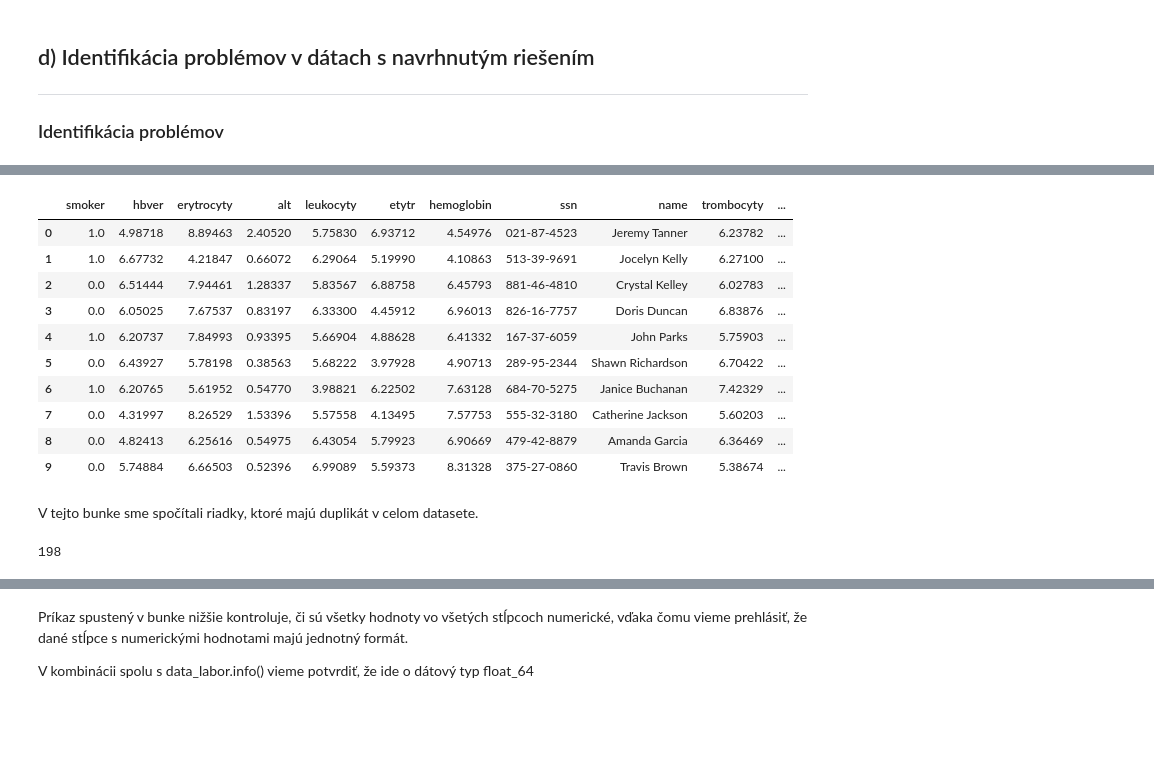
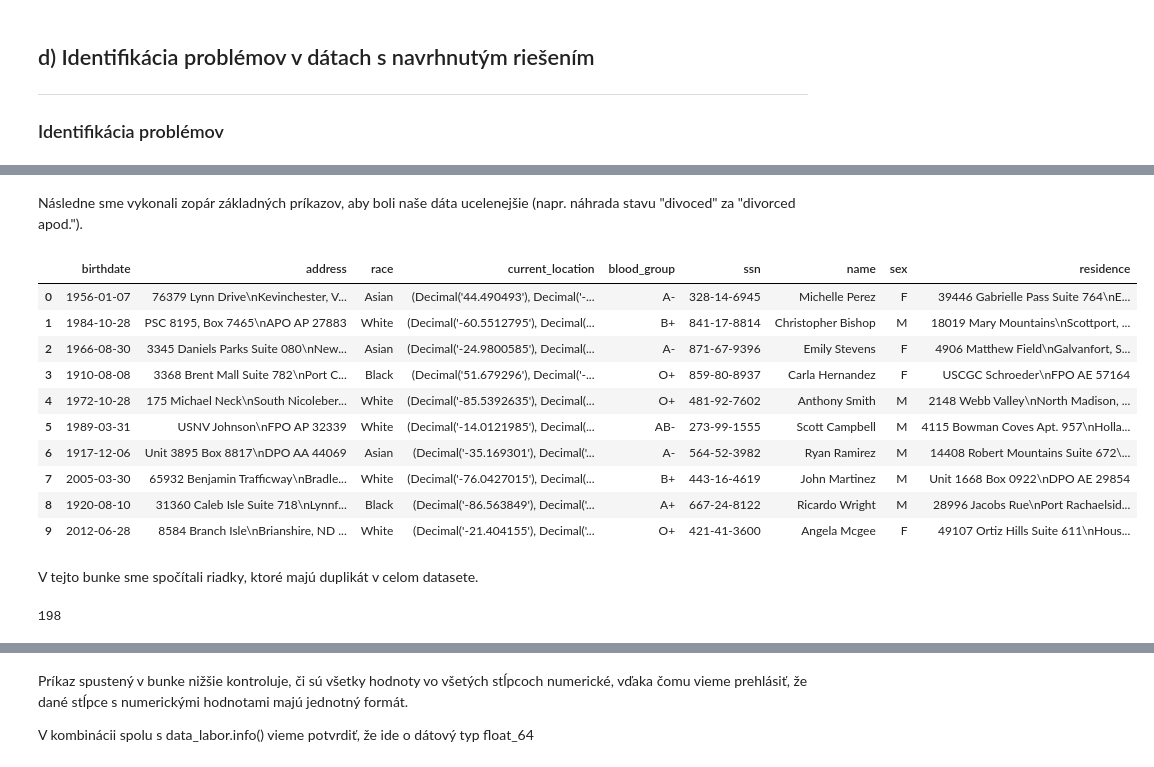
Before and after one commit to MarkoStahovec/IAU-Stahovec-Viest, a Jupyter notebook: main.ipynb, the cells around one changed output, grey strips where cells are left out. Drawn from its saved outputs; the diff is of its cells as text; code cells hidden in the pictures; blank space fills up the shorter version.

Commit message:
Added notes and TODOs for 4th quest

```diff
--- a/main.ipynb
+++ b/main.ipynb
@@ -737,2 +771,26 @@ Na úvod sme vykonali zopár základných príkazov, aby boli naše dáta ucelen
+# %% [markdown]
+Následne sme vykonali zopár základných príkazov, aby boli naše dáta ucelenejšie
+(napr. náhrada stavu "divoced" za "divorced apod.").
+# %%
+data_profiles["race"] = data_profiles["race"].str.replace("black", "Black")
+data_profiles["race"] = data_profiles["race"].str.replace("blsck", "Black")
+data_profiles["race"] = data_profiles["race"].str.replace("white", "White")
+
+data_profiles[["birthdate"]] = data_profiles[["birthdate"]].apply(pd.to_datetime)
+# TODO nejaký mechanizmus na prekonvertovanie súradníc
+
+data_profiles.head(10)
+# %% [output]
+|  | birthdate | address | race | current_location | blood_group | ssn | name | sex | residence |
+| 0 | 1956-01-07 | 76379 Lynn Drive\nKevinchester, V... | Asian | (Decimal('44.490493'), Decimal('-... | A- | 328-14-6945 | Michelle Perez | F | 39446 Gabrielle Pass Suite 764\nE... |
+| 1 | 1984-10-28 | PSC 8195, Box 7465\nAPO AP 27883 | White | (Decimal('-60.5512795'), Decimal(... | B+ | 841-17-8814 | Christopher Bishop | M | 18019 Mary Mountains\nScottport, ... |
+| 2 | 1966-08-30 | 3345 Daniels Parks Suite 080\nNew... | Asian | (Decimal('-24.9800585'), Decimal(... | A- | 871-67-9396 | Emily Stevens | F | 4906 Matthew Field\nGalvanfort, S... |
+| 3 | 1910-08-08 | 3368 Brent Mall Suite 782\nPort C... | Black | (Decimal('51.679296'), Decimal('-... | O+ | 859-80-8937 | Carla Hernandez | F | USCGC Schroeder\nFPO AE 57164 |
+| 4 | 1972-10-28 | 175 Michael Neck\nSouth Nicoleber... | White | (Decimal('-85.5392635'), Decimal(... | O+ | 481-92-7602 | Anthony Smith | M | 2148 Webb Valley\nNorth Madison, ... |
+| 5 | 1989-03-31 | USNV Johnson\nFPO AP 32339 | White | (Decimal('-14.0121985'), Decimal(... | AB- | 273-99-1555 | Scott Campbell | M | 4115 Bowman Coves Apt. 957\nHolla... |
+| 6 | 1917-12-06 | Unit 3895 Box 8817\nDPO AA 44069 | Asian | (Decimal('-35.169301'), Decimal('... | A- | 564-52-3982 | Ryan Ramirez | M | 14408 Robert Mountains Suite 672\... |
+| 7 | 2005-03-30 | 65932 Benjamin Trafficway\nBradle... | White | (Decimal('-76.0427015'), Decimal(... | B+ | 443-16-4619 | John Martinez | M | Unit 1668 Box 0922\nDPO AE 29854 |
+| 8 | 1920-08-10 | 31360 Caleb Isle Suite 718\nLynnf... | Black | (Decimal('-86.563849'), Decimal('... | A+ | 667-24-8122 | Ricardo Wright | M | 28996 Jacobs Rue\nPort Rachaelsid... |
+| 9 | 2012-06-28 | 8584 Branch Isle\nBrianshire, ND ... | White | (Decimal('-21.404155'), Decimal('... | O+ | 421-41-3600 | Angela Mcgee | F | 49107 Ortiz Hills Suite 611\nHous... |
 # %%
 data_labor["relationship"] = data_labor["relationship"].str.replace("divoced", "divorced")
@@ -739,21 +798,7 @@ data_labor["relationship"] = data_labor["relationship"].str.replace("divoced", "
-# %%
-data_labor.head(10)
-# %% [output]
-|  | smoker | hbver | erytrocyty | alt | leukocyty | etytr | hemoglobin | ssn | name | trombocyty | ... |
-| 0 | 1.0 | 4.98718 | 8.89463 | 2.40520 | 5.75830 | 6.93712 | 4.54976 | 021-87-4523 | Jeremy Tanner | 6.23782 | ... |
-| 1 | 1.0 | 6.67732 | 4.21847 | 0.66072 | 6.29064 | 5.19990 | 4.10863 | 513-39-9691 | Jocelyn Kelly | 6.27100 | ... |
-| 2 | 0.0 | 6.51444 | 7.94461 | 1.28337 | 5.83567 | 6.88758 | 6.45793 | 881-46-4810 | Crystal Kelley | 6.02783 | ... |
-| 3 | 0.0 | 6.05025 | 7.67537 | 0.83197 | 6.33300 | 4.45912 | 6.96013 | 826-16-7757 | Doris Duncan | 6.83876 | ... |
-| 4 | 1.0 | 6.20737 | 7.84993 | 0.93395 | 5.66904 | 4.88628 | 6.41332 | 167-37-6059 | John Parks | 5.75903 | ... |
-| 5 | 0.0 | 6.43927 | 5.78198 | 0.38563 | 5.68222 | 3.97928 | 4.90713 | 289-95-2344 | Shawn Richardson | 6.70422 | ... |
-| 6 | 1.0 | 6.20765 | 5.61952 | 0.54770 | 3.98821 | 6.22502 | 7.63128 | 684-70-5275 | Janice Buchanan | 7.42329 | ... |
-| 7 | 0.0 | 4.31997 | 8.26529 | 1.53396 | 5.57558 | 4.13495 | 7.57753 | 555-32-3180 | Catherine Jackson | 5.60203 | ... |
-| 8 | 0.0 | 4.82413 | 6.25616 | 0.54975 | 6.43054 | 5.79923 | 6.90669 | 479-42-8879 | Amanda Garcia | 6.36469 | ... |
-| 9 | 0.0 | 5.74884 | 6.66503 | 0.52396 | 6.99089 | 5.59373 | 8.31328 | 375-27-0860 | Travis Brown | 5.38674 | ... |
 # %% [markdown]
 V tejto bunke sme spočítali riadky, ktoré majú duplikát v celom datasete.
-# %%
-# data_labor.duplicated(keep=False).tail(50)
-data_labor.duplicated(keep=False).sum()
-# %% [output]
-198
+# %%
+data_labor.duplicated(keep=False).sum()
+# TODO Dropnúť duplikátne riadky?
+# %% [output]
+198
```
Also changed, not shown: parts of 11 cells of this notebook.
